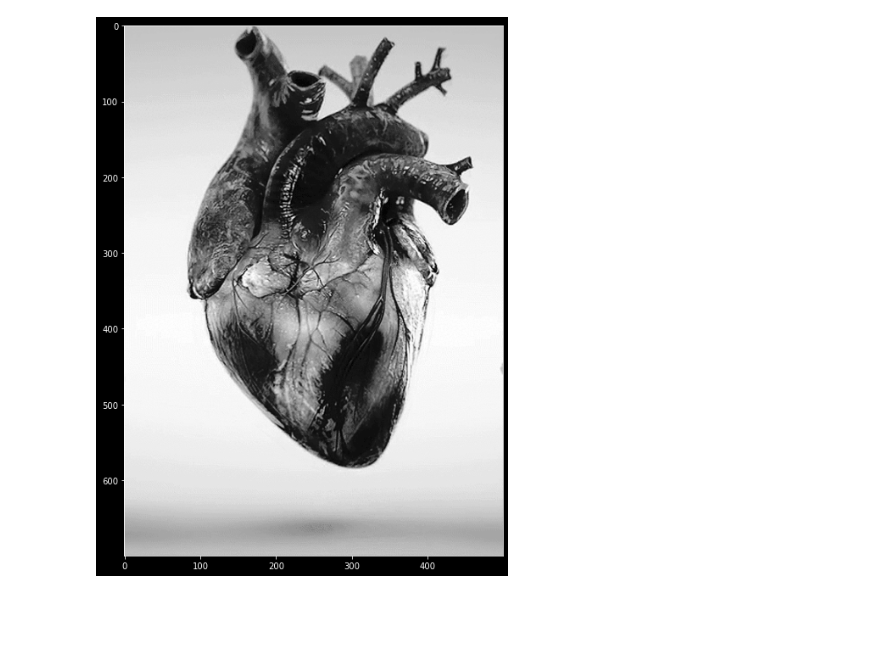
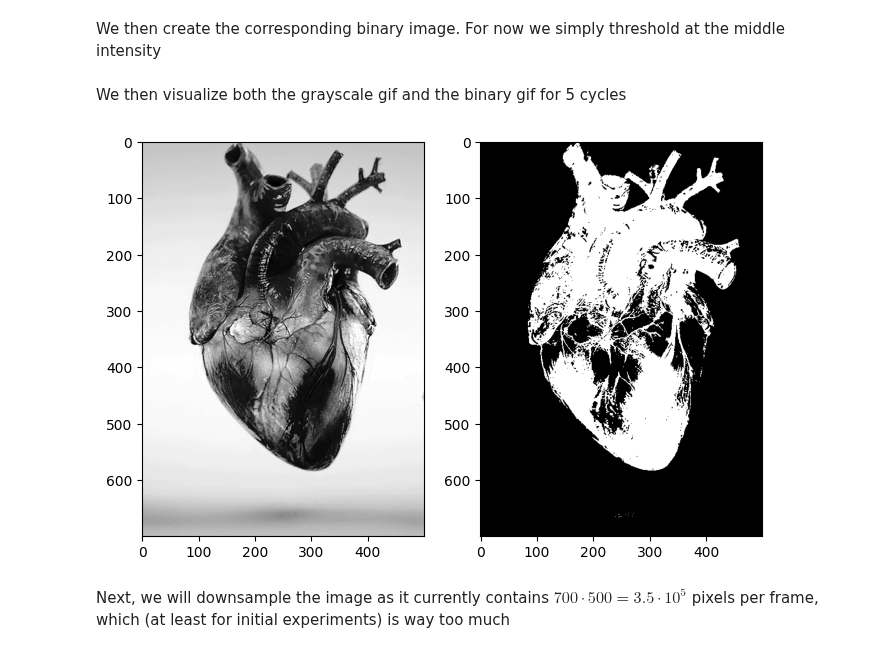
Before and after one commit to markusOlsen1/ModelBasedProject, a Jupyter notebook: main.ipynb, the cells around one changed output. Drawn from its saved outputs; the diff is of its cells as text; code cells hidden in the pictures; blank space fills up the shorter version.

```diff
--- a/main.ipynb
+++ b/main.ipynb
@@ -12,0 +43,6 @@ for i in range(len(img)):
+# %%
+for i in range(1,len(gif)):
+    print(f'List element {i}')
+    print(np.all(gif[i][:,:,0]==gif[i][:,:,1]))
+    print(np.all(gif[i][:,:,0]==gif[i][:,:,2]))
+    print(np.all(gif[i][:,:,1]==gif[i][:,:,2]),'\n')
@@ -12,0 +83,25 @@ for i in range(len(img)):
+# %%
+print('Per-frame mean and median value:\n')
+print('Mean:',im.mean(axis=(1,2)).round(3))
+print('Median:',np.median(im,axis=(1,2)))
+
+print('overall mean and median value:\n')
+print('Mean',im.mean().round(3))
+print('Median',np.median(im))
+
+
+fig,ax=plt.subplots(2,4,figsize=(18,6))
+ax=ax.ravel()
+for i in range(len(im)):
+    _ = ax[i].hist(im[i].ravel(),bins=50,density=True)
+    ax[i].set_title(f'Histogram for frame {i+1}')
+    ax[i].set_xlabel('Intensity')
+    if (i==0) or (i==4):
+        ax[i].set_ylabel('Density')
+
+_ = ax[-1].hist(im.ravel(),bins=50,density=True)
+ax[-1].set_title(f'Histogram for frame {i+1}')
+ax[-1].set_xlabel('Intensity')
+ax[-1].set_ylabel('Density')
+
+plt.subplots_adjust(hspace=0.4)
@@ -13,9 +118,18 @@ for i in range(len(img)):
+# %% [markdown]
+We then create the corresponding binary image. For now we simply threshold at the middle intensity
+# %%
+imBin = (im < int(np.max(im)/2)).astype(float)
+# %% [markdown]
+We then visualize both the grayscale gif and the binary gif for 5 cycles
 # %%
-for t in range(2):
-    for i in range(len(img)):
+for t in range(5):
+    for i in range(im.shape[0]):
         clear_output(wait=True)
-        plt.figure(figsize=(8,12))
-        plt.imshow(img[i],cmap='gray')
+        fig,ax=plt.subplots(1,2,figsize=(8,6))
+        ax[0].imshow(im[i],cmap='gray')
+        ax[1].imshow(imBin[i],cmap='gray')
         plt.show()
 # %% [output]
-[figure, old version]
+[figure, new version]
+# %% [markdown]
+Next, we will downsample the image as it currently contains $700 \cdot 500 = 3.5\cdot 10^5$ pixels per frame, which (at least for initial experiments) is way too much
```
Also changed, not shown: parts of 18 cells of this notebook.
